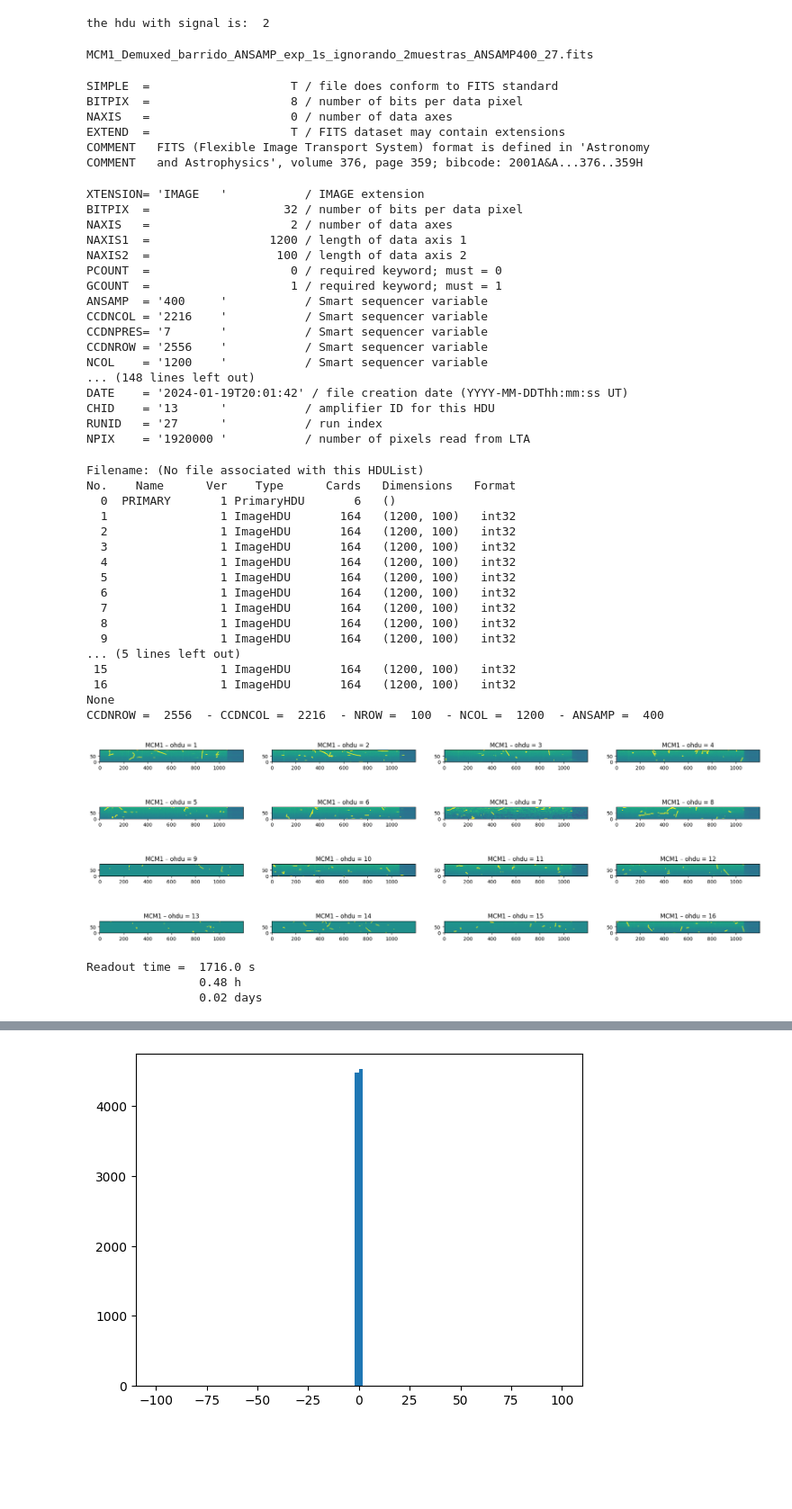
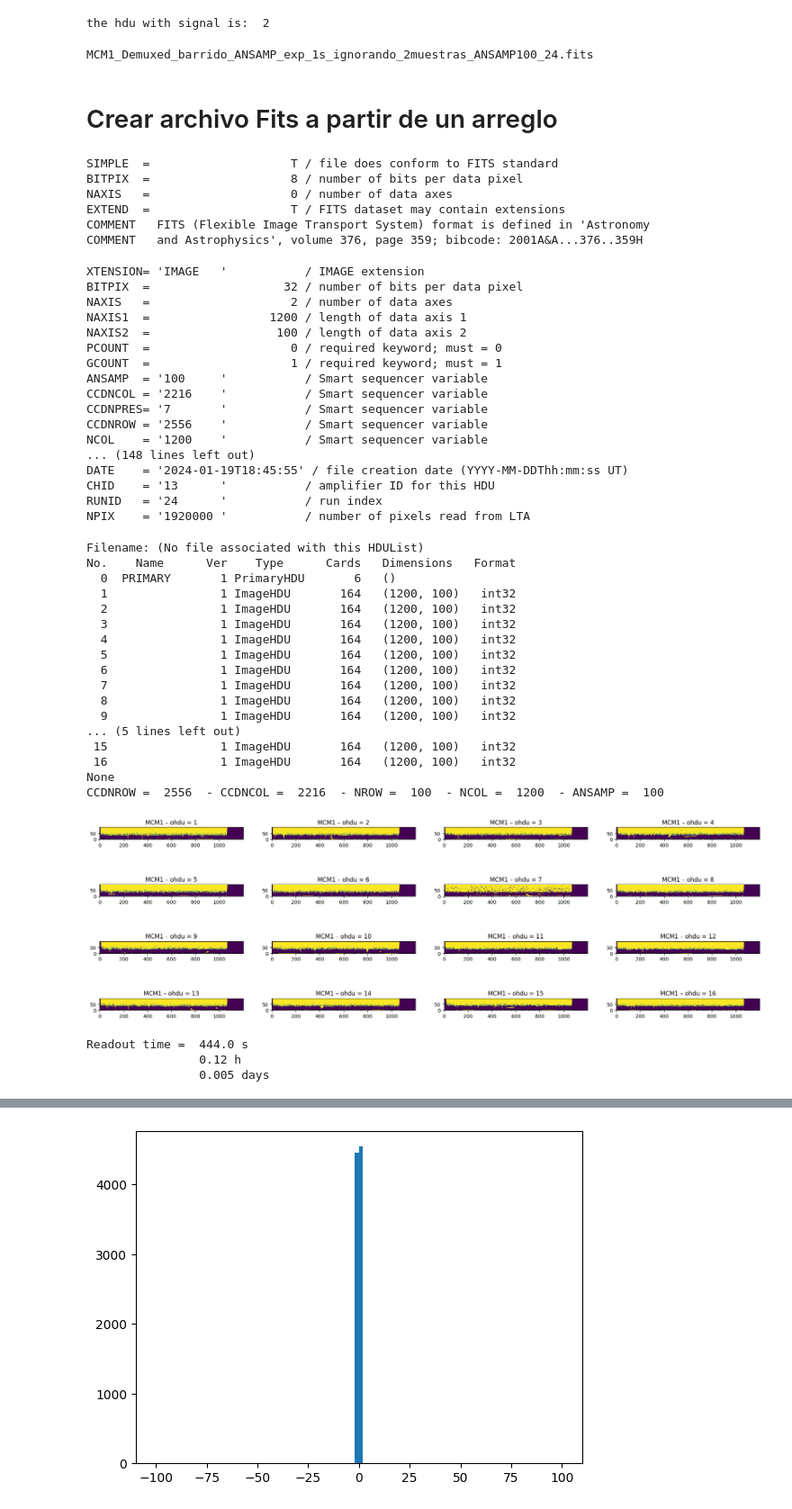
Before and after one commit to maumtzmon/ClasesPy, a Jupyter notebook: 60 - MCM Test/AnaMCM_CONNIE.ipynb, the cells around one changed output, grey strips where cells are left out. Shown at 90% size. Drawn from its saved outputs; the diff is of its cells as text; code cells hidden in the pictures; blank space fills up the shorter version.

Commit message:
agregando archivos

```diff
--- a/60 - MCM Test/AnaMCM_CONNIE.ipynb
+++ b/60 - MCM Test/AnaMCM_CONNIE.ipynb
@@ -67,9 +217,8 @@ def GetSingleCCDImage(hdul,LTA_channel,ColInit,NCOL,step,NrOfMCMs):
 # %%
 filePath='/home/oem/datosFits/mcm_data/ansamp/'
 #fileName='mcm029_test__ANSAMP25_full_34.fz'
-fileName='barrido_ANSAMP_exp_1s_ignorando_2muestras_ANSAMP400_27.fz'
+fileName='barrido_ANSAMP_exp_1s_ignorando_2muestras_ANSAMP100_24.fz'
 #fileName='barrido_ANSAMP_exp_1s_ignorando_2muestras_ANSAMP100_24.fz'
-#fileName='barrido_ANSAMP_exp_1s_ignorando_2muestras_ANSAMP500_28.fz'
 h=fits.open(filePath+fileName)
 h.info()
 #Get some header values
@@ -118,7 +267,9 @@ outname='MCM'+str(MCMNro)+'_Demuxed_'+re.sub(".fz","",fileName)+'.fits';
 print(outname)
 pdfname='MCM'+str(MCMNro)+'_Demuxed_'+re.sub(".fz","",fileName)
 # %% [output]
-MCM1_Demuxed_barrido_ANSAMP_exp_1s_ignorando_2muestras_ANSAMP400_27.fits
+MCM1_Demuxed_barrido_ANSAMP_exp_1s_ignorando_2muestras_ANSAMP100_24.fits
+# %% [markdown]
+# Crear archivo Fits a partir de un arreglo
 # %%
 step=16
 #Get 16-demuxed Images from the MCM
@@ -153,15 +304,15 @@ NAXIS1  =                 1200 / length of data axis 1
 NAXIS2  =                  100 / length of data axis 2
 PCOUNT  =                    0 / required keyword; must = 0
 GCOUNT  =                    1 / required keyword; must = 1
-ANSAMP  = '400     '           / Smart sequencer variable
+ANSAMP  = '100     '           / Smart sequencer variable
 CCDNCOL = '2216    '           / Smart sequencer variable
 CCDNPRES= '7       '           / Smart sequencer variable
 CCDNROW = '2556    '           / Smart sequencer variable
 NCOL    = '1200    '           / Smart sequencer variable
 ... (148 lines left out)
-DATE    = '2024-01-19T20:01:42' / file creation date (YYYY-MM-DDThh:mm:ss UT)
+DATE    = '2024-01-19T18:45:55' / file creation date (YYYY-MM-DDThh:mm:ss UT)
 CHID    = '13      '           / amplifier ID for this HDU
-RUNID   = '27      '           / run index
+RUNID   = '24      '           / run index
 NPIX    = '1920000 '           / number of pixels read from LTA
 # %%
 #imprime el Header para verlo en un archivo de texto  # 15 Feb
@@ -206,21 +357,21 @@ No.    Name      Ver    Type      Cards   Dimensions   Format
  15                1 ImageHDU       164   (1200, 100)   int32
  16                1 ImageHDU       164   (1200, 100)   int32
 None
-CCDNROW =  2556  - CCDNCOL =  2216  - NROW =  100  - NCOL =  1200  - ANSAMP =  400
+CCDNROW =  2556  - CCDNCOL =  2216  - NROW =  100  - NCOL =  1200  - ANSAMP =  100
 # %%
 nCCDs=16
 
 # define active and overscan masks
 active_mask = np.s_[:, 10:1057] #
 overscan_mask = np.s_[:, -91:-1]
 
 plt.figure(figsize=(24,8))
 for i in range(nCCDs):
     plt.subplot(4,4,i+1)
-    plt.imshow((hm[i+1].data[:,:]-np.median(hm[i+1].data))/int(ANSAMP), vmin=-50, vmax=50)
+    plt.imshow(hm[i+1].data[:,:]-np.median(hm[i+1].data), vmin=-50, vmax=50)
     plt.title('MCM1 – ohdu = {:d}'.format(i+1))
 # %% [output]
-[figure, old version]
+[figure, new version]
 # %%
 # header info
 #print(hm[1].header["DATEEND"],hm[1].header["DATESTART"])
@@ -232,9 +383,9 @@ print("Readout time = ", readout_time, "s")
 print("               ", round(readout_time/3600,2), "h")
 print("               ", round(readout_time/86400,3), "days")
 # %% [output]
-Readout time =  1716.0 s
-                0.48 h
-                0.02 days
+Readout time =  444.0 s
+                0.12 h
+                0.005 days
 # %%
 # ------------------------------------------------------------------------------
 #
```
Also changed, not shown: parts of 22 cells of this notebook, 44 other files.
